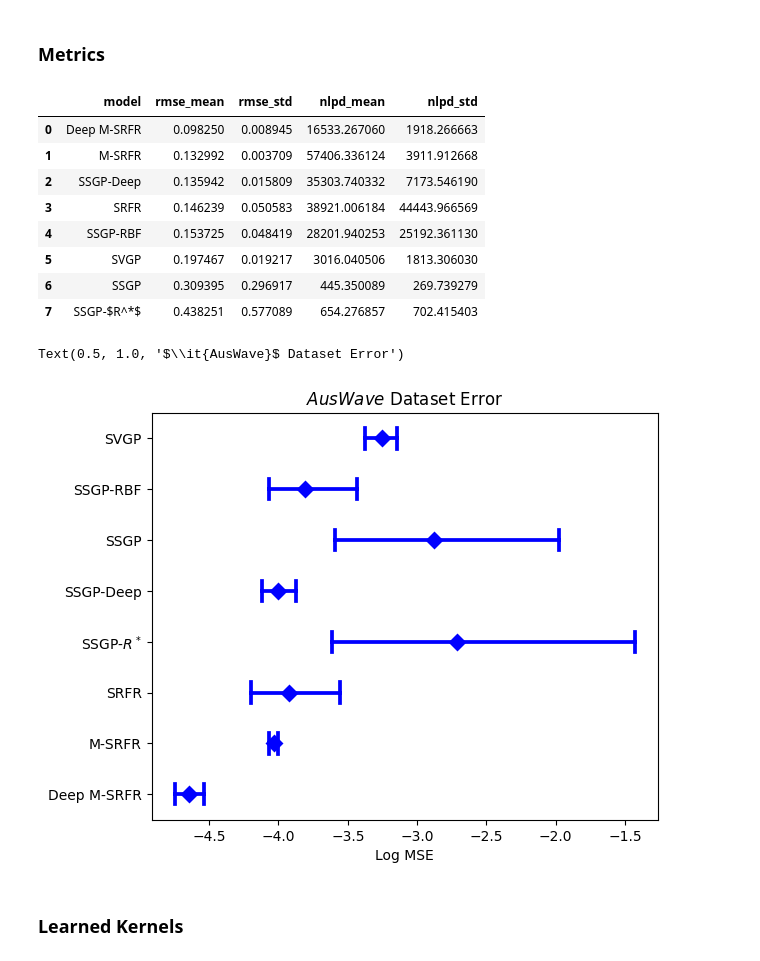
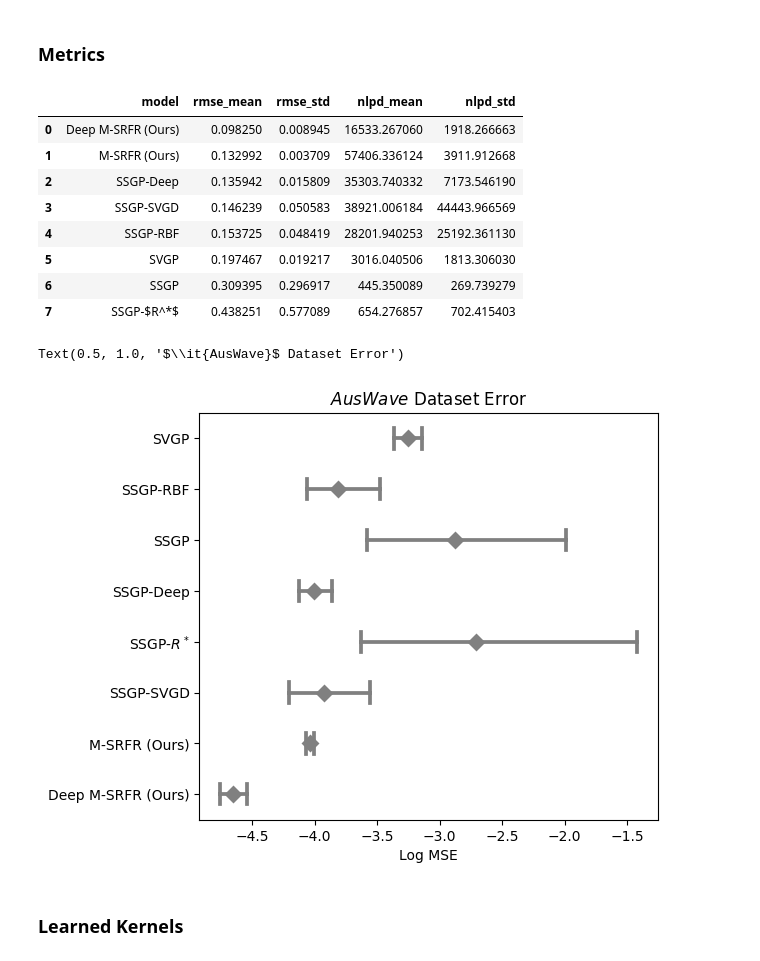
Before and after one commit to houstonwarren/m-srfr, a Jupyter notebook: experiments/ocean/ocean.ipynb, the cells around one changed output. Cells and saved outputs as stored; diff of their text form; code cells hidden in the pictures.

```diff
--- a/experiments/ocean/ocean.ipynb
+++ b/experiments/ocean/ocean.ipynb
@@ -610,10 +610,10 @@ names = {
     "deep_rff": "SSGP-Deep",
     "rff_rbf": "SSGP-RBF",
     "svgp": "SVGP",
-    "srf": "SRFR",
+    "srf": "SSGP-SVGD",
     "qrff": "SSGP-$R^*$",
-    "mix": "M-SRFR",
-    "deep_mix": "Deep M-SRFR",
+    "mix": "M-SRFR (Ours)",
+    "deep_mix": "Deep M-SRFR (Ours)",
 }
 
 res_df["model"] = res_df["model"].apply(lambda x: names[x])
@@ -628,10 +628,10 @@ sum_df = sum_df.sort_values("rmse_mean", ascending=True).reset_index()
 sum_df[['model', 'rmse_mean', 'rmse_std', "nlpd_mean", "nlpd_std"]]
 # %% [output]
 |  | model | rmse_mean | rmse_std | nlpd_mean | nlpd_std |
-| 0 | Deep M-SRFR | 0.098250 | 0.008945 | 16533.267060 | 1918.266663 |
-| 1 | M-SRFR | 0.132992 | 0.003709 | 57406.336124 | 3911.912668 |
+| 0 | Deep M-SRFR (Ours) | 0.098250 | 0.008945 | 16533.267060 | 1918.266663 |
+| 1 | M-SRFR (Ours) | 0.132992 | 0.003709 | 57406.336124 | 3911.912668 |
 | 2 | SSGP-Deep | 0.135942 | 0.015809 | 35303.740332 | 7173.546190 |
-| 3 | SRFR | 0.146239 | 0.050583 | 38921.006184 | 44443.966569 |
+| 3 | SSGP-SVGD | 0.146239 | 0.050583 | 38921.006184 | 44443.966569 |
 | 4 | SSGP-RBF | 0.153725 | 0.048419 | 28201.940253 | 25192.361130 |
 | 5 | SVGP | 0.197467 | 0.019217 | 3016.040506 | 1813.306030 |
 | 6 | SSGP | 0.309395 | 0.296917 | 445.350089 | 269.739279 |
@@ -639,21 +639,20 @@ sum_df[['model', 'rmse_mean', 'rmse_std', "nlpd_mean", "nlpd_std"]]
 # %%
 unique_models = res_df["model"].unique()
 colors = sns.color_palette("hls", len(unique_models))
 
 pointplot = sns.pointplot(
     data=res_df, x="log_mse", y="model", #hue="model",
     errorbar="ci", capsize=.4,
-    legend=False, color="blue", #palette="winter", color=".5",
+    legend=False, color="grey", #palette="winter", color=".5",
     linestyle="none", marker="D",
-    c="blue"
 )
 plt.xlabel("Log MSE")
 plt.ylabel("")
 plt.tight_layout()
 pointplot.set_title("$\\it{AusWave}$ Dataset Error")
 # %% [output]
 Text(0.5, 1.0, '$\\it{AusWave}$ Dataset Error')
-[figure, old version]
+[figure, new version]
 # %% [markdown]
 ### Learned Kernels
 # %%
```
Also changed, not shown: 4 other files.
